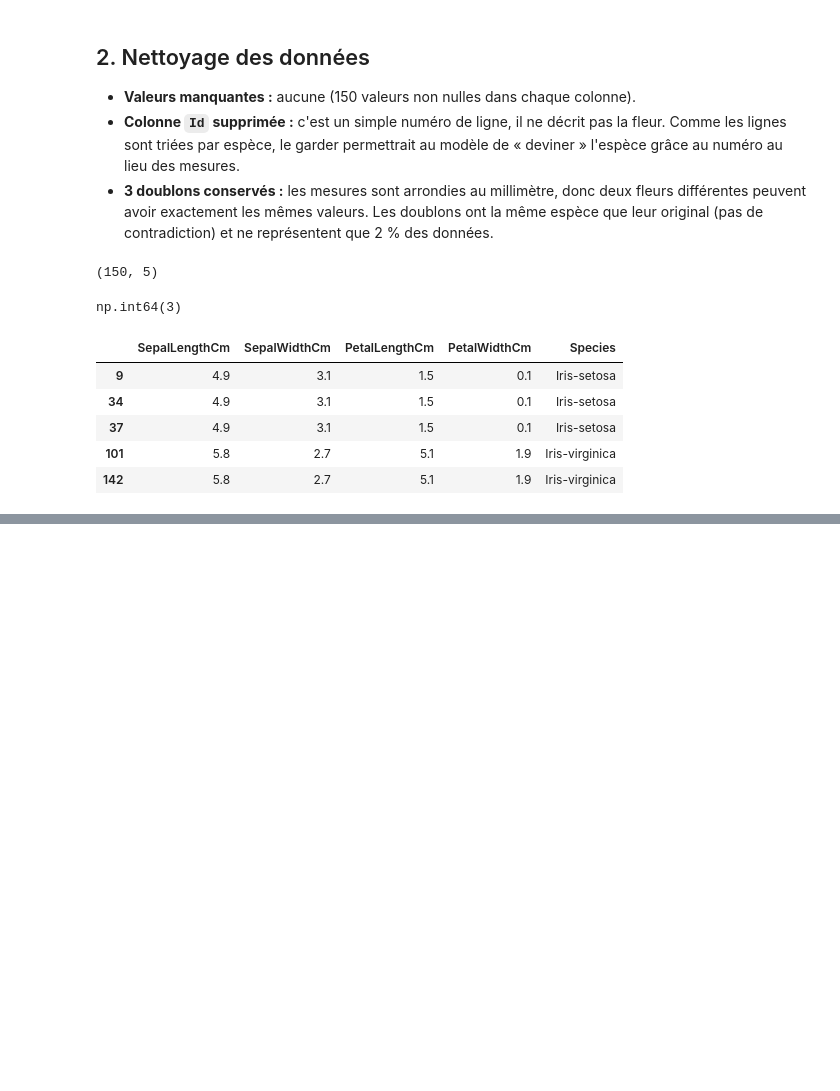
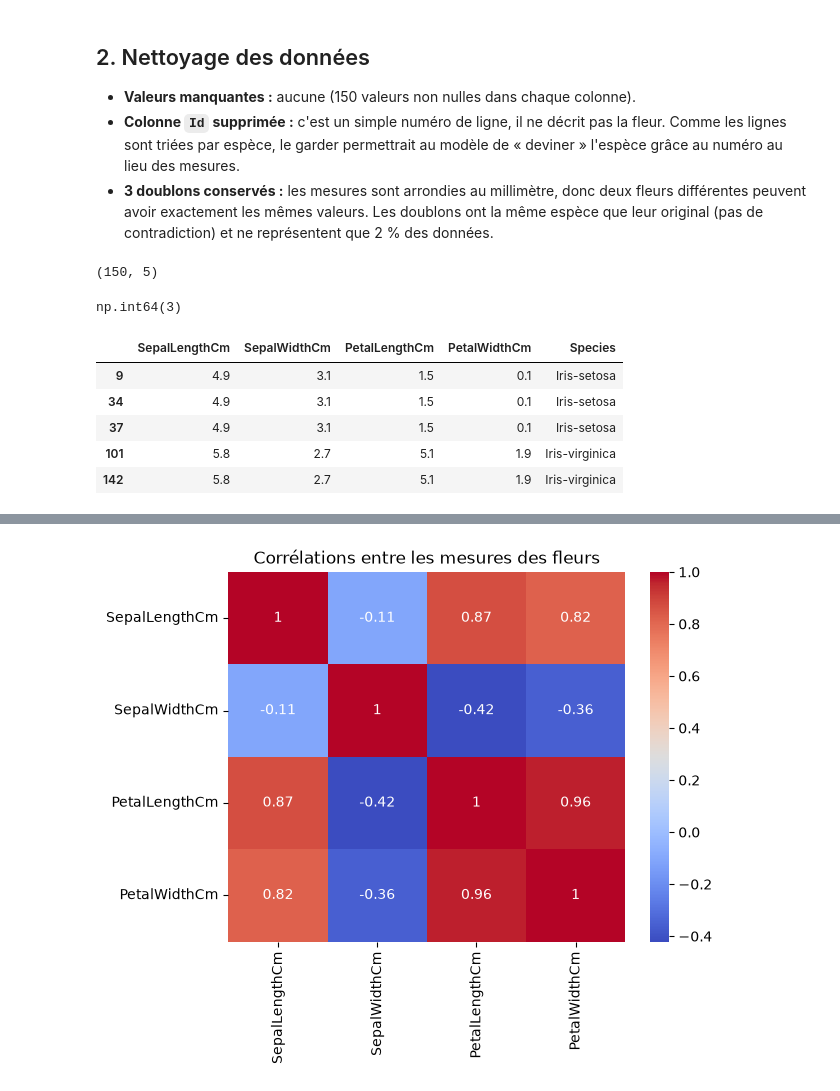
Before and after one commit to yassinehq/Iris-ml, a Jupyter notebook: notebooks/01_iris_classification.ipynb, the cells around one changed output, grey strips where cells are left out. Cells and saved outputs as stored; diff of their text form; code cells hidden in the pictures; blank space fills up the shorter version.

```diff
--- a/notebooks/01_iris_classification.ipynb
+++ b/notebooks/01_iris_classification.ipynb
@@ -73,0 +134,8 @@ df[df.duplicated(keep=False)]
+# %%
+corr = df[mesures].corr()
+# %%
+sns.heatmap(corr, annot=True, cmap="coolwarm")
+plt.title("Corrélations entre les mesures des fleurs")
+plt.show()
+# %% [output]
+[figure, added]
```
Also changed, not shown: parts of 12 cells of this notebook.
